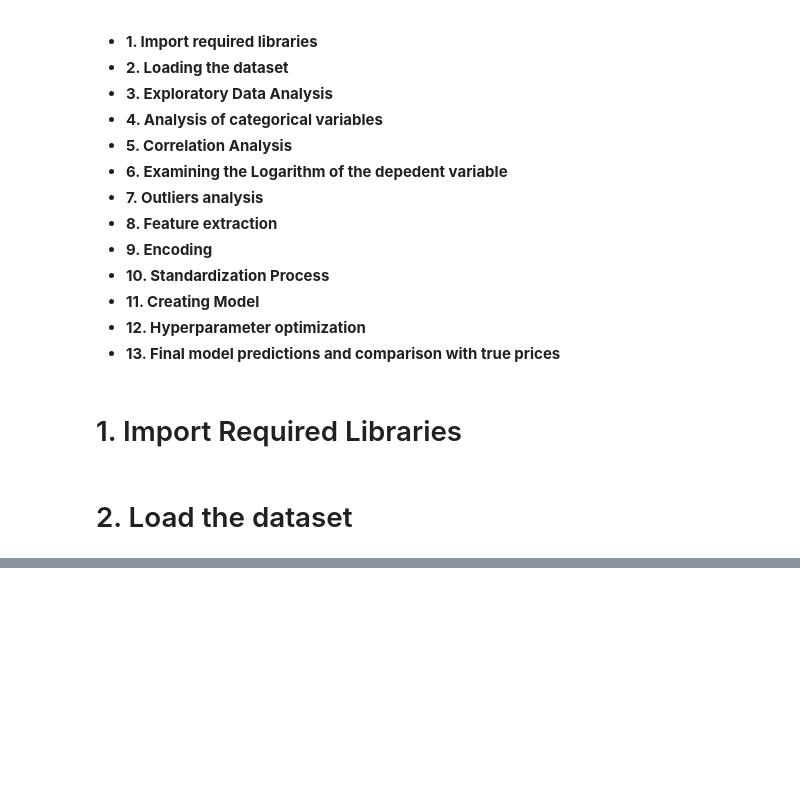
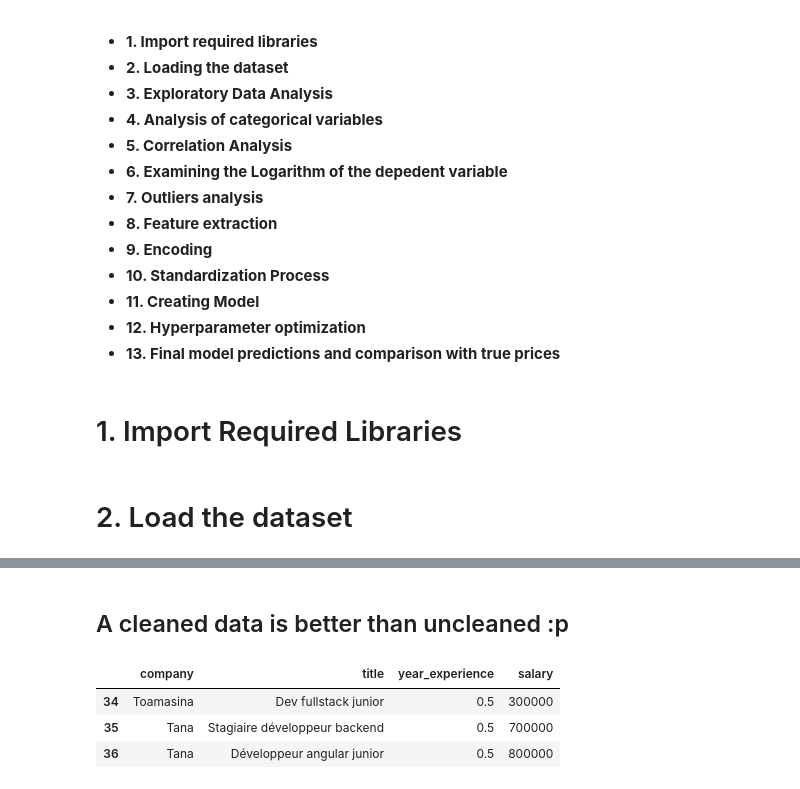
Before and after one commit to Malagasy-IT-worker/Machine-Learning-Karama, a Jupyter notebook: monitor.ipynb, the cells around one changed output, grey strips where cells are left out. Cells and saved outputs as stored; diff of their text form; code cells hidden in the pictures; blank space fills up the shorter version.

```diff
--- a/monitor.ipynb
+++ b/monitor.ipynb
@@ -74,0 +82,2 @@ df.head(8)
+# %% [markdown]
+## A cleaned data is better than uncleaned :p
@@ -74,0 +89,7 @@ df.head(8)
+# %%
+df.head(3)
+# %% [output]
+|  | company | title | year_experience | salary |
+| 34 | Toamasina | Dev fullstack junior | 0.5 | 300000 |
+| 35 | Tana | Stagiaire développeur backend | 0.5 | 700000 |
+| 36 | Tana | Développeur angular junior | 0.5 | 800000 |
```
Also changed, not shown: parts of 12 cells of this notebook.
